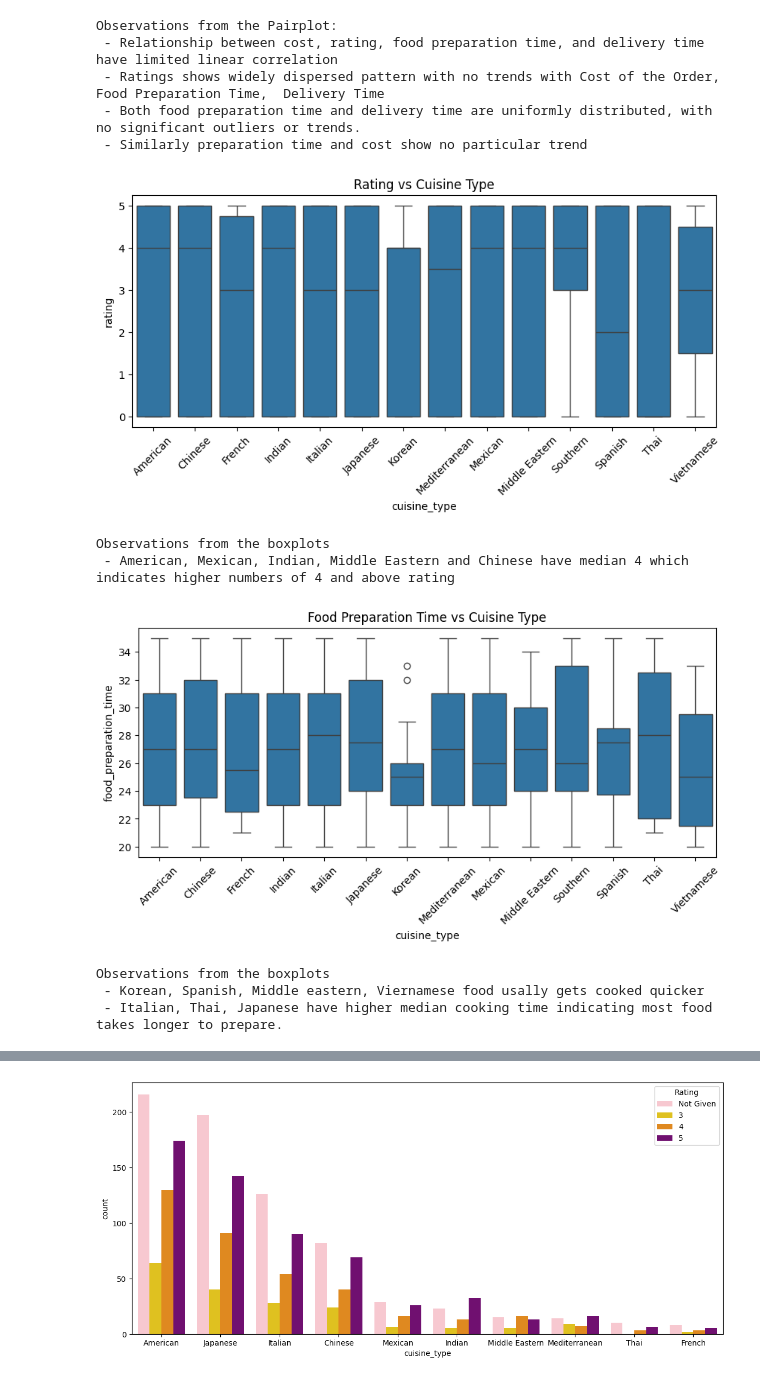
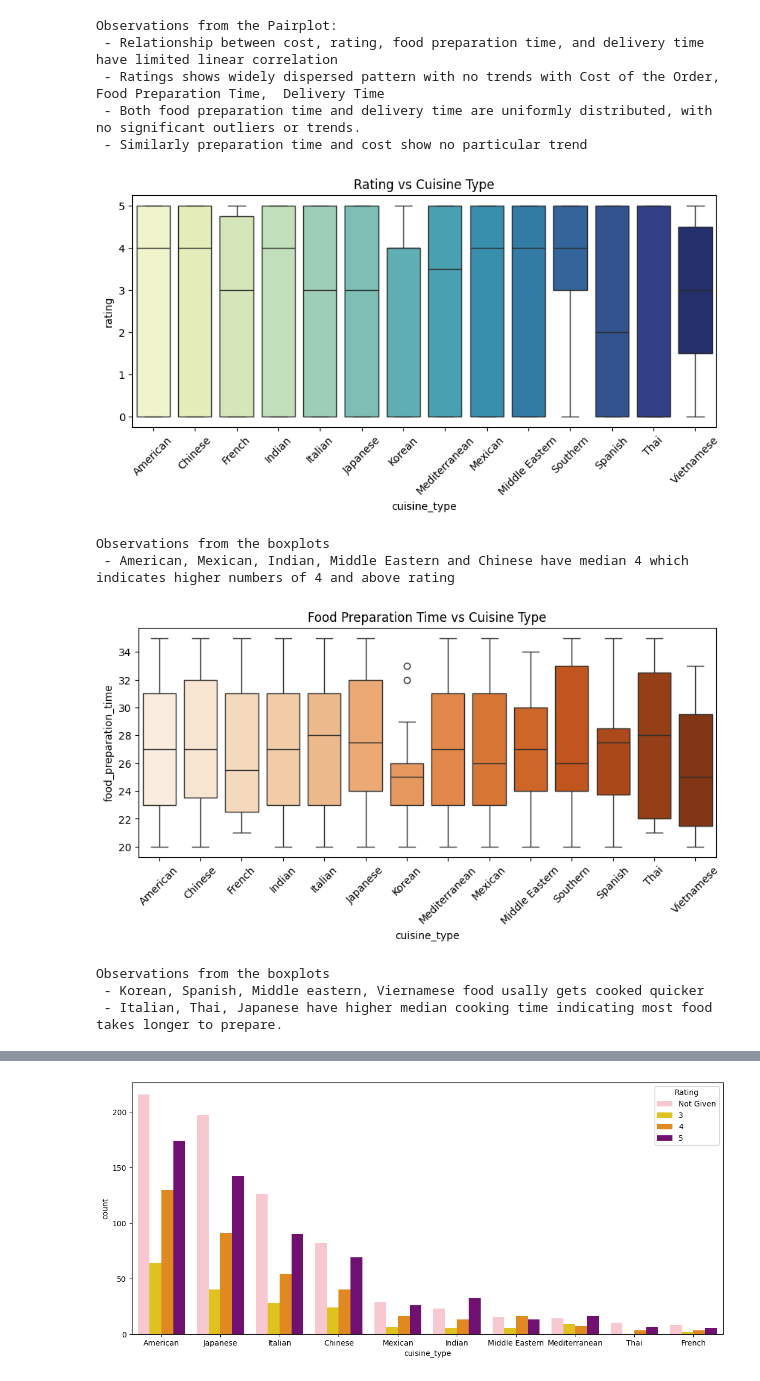
Before and after one commit to dibi83/food_hub-challenge, a Jupyter notebook: Learner_Notebook_Full_Code.ipynb, the cells around one changed output, grey strips where cells are left out. Saved outputs shown, nothing was run; the diff lists cells and outputs as text; code cells hidden in the pictures.

```diff
--- a/Learner_Notebook_Full_Code.ipynb
+++ b/Learner_Notebook_Full_Code.ipynb
@@ -563,21 +563,21 @@ Observations from the Pairplot:
 # %%
 # Compare rating across different cuisine types
 plt.figure(figsize=(10, 4))
-sns.boxplot(x='cuisine_type', y='rating', data=food_hub)
+sns.boxplot(x='cuisine_type', y='rating', data=food_hub, hue='cuisine_type', palette = 'YlGnBu')
 plt.title('Rating vs Cuisine Type')
 plt.xticks(rotation=45)  # Rotate x-axis labels for better readability
 plt.show()
 
 print('\nObservations from the boxplots')
 print(' - American, Mexican, Indian, Middle Eastern and Chinese have median 4 which indicates higher numbers of 4 and above rating')
 # %% [output]
-[figure, old version]
+[figure, new version]
 Observations from the boxplots
  - American, Mexican, Indian, Middle Eastern and Chinese have median 4 which indicates higher numbers of 4 and above rating
 # %%
 # Compare Food Preparation Time across different cuisine types
 plt.figure(figsize=(10, 4))
-sns.boxplot(x='cuisine_type', y='food_preparation_time', data=food_hub)
+sns.boxplot(x='cuisine_type', y='food_preparation_time', data=food_hub, hue='cuisine_type', palette = 'Oranges')
 plt.title('Food Preparation Time vs Cuisine Type')
 plt.xticks(rotation=45)  # Rotate x-axis labels for better readability
 plt.show()
@@ -586,7 +586,7 @@ print('\nObservations from the boxplots')
 print(' - Korean, Spanish, Middle eastern, Viernamese food usally gets cooked quicker')
 print(' - Italian, Thai, Japanese have higher median cooking time indicating most food takes longer to prepare.')
 # %% [output]
-[figure, old version]
+[figure, new version]
 Observations from the boxplots
  - Korean, Spanish, Middle eastern, Viernamese food usally gets cooked quicker
  - Italian, Thai, Japanese have higher median cooking time indicating most food takes longer to prepare.
```
Also changed, not shown: parts of 8 cells of this notebook.
